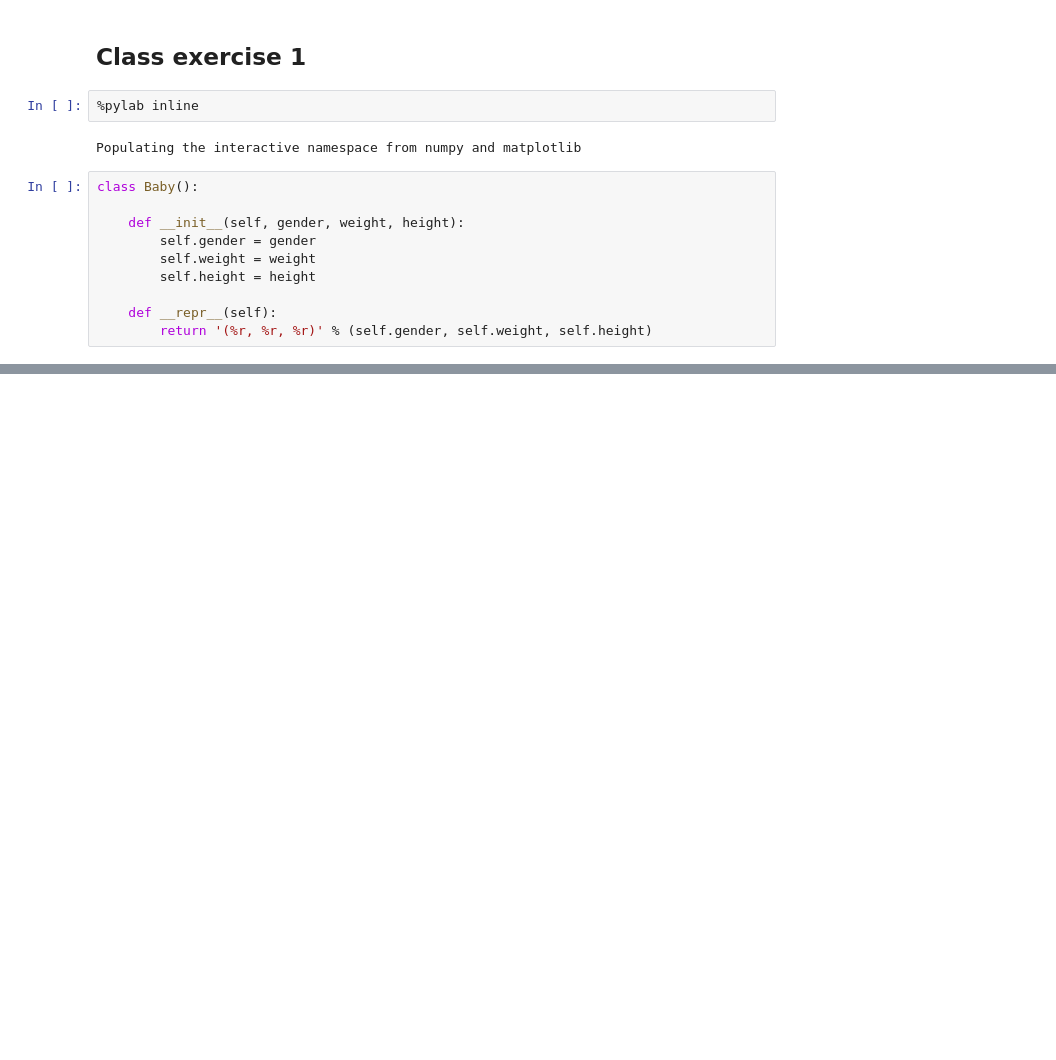
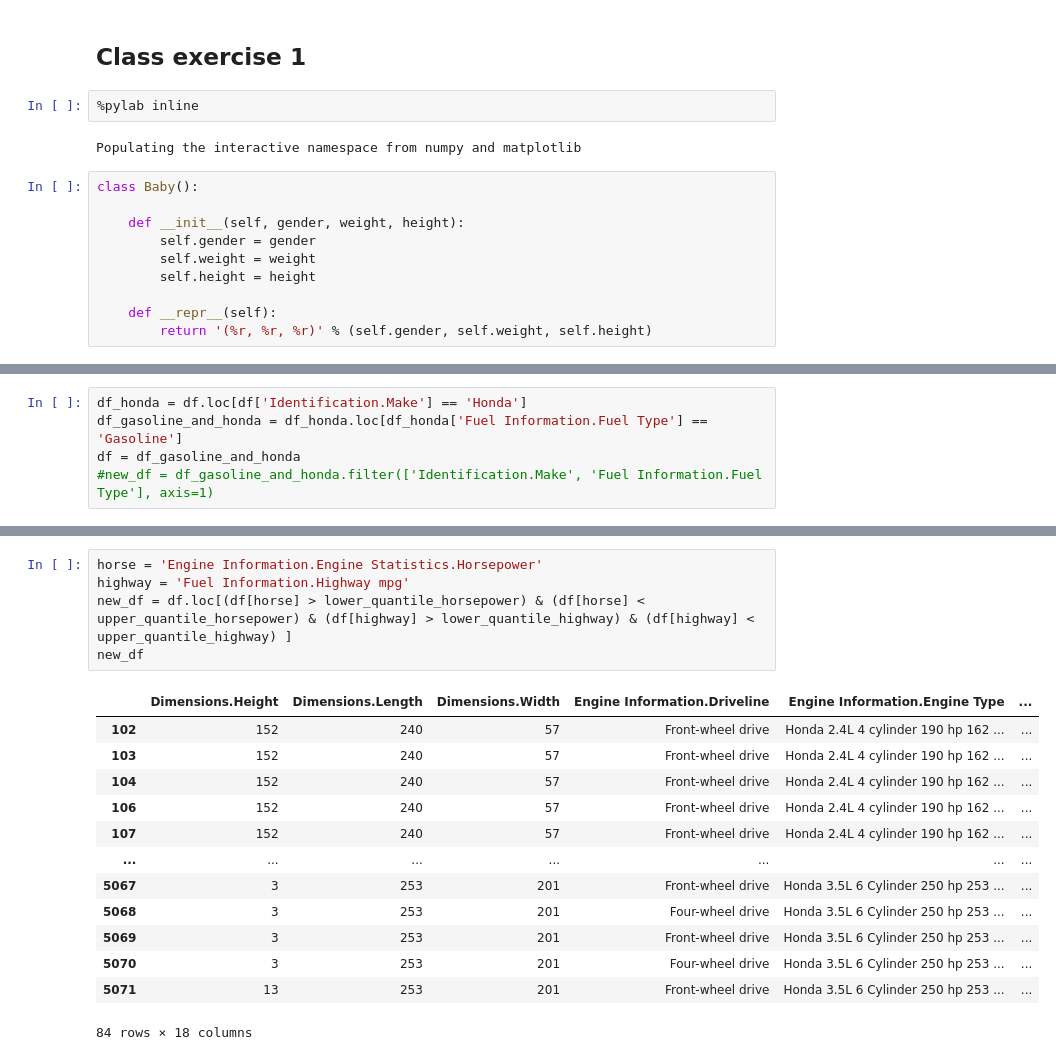
Before and after one commit to Peter-Rambeck/python_week_handin, a Jupyter notebook: Week_8.ipynb, the cells around one changed output, grey strips where cells are left out. Saved outputs shown, nothing was run; the diff lists cells and outputs as text; blank space fills up the shorter version.

```diff
--- a/Week_8.ipynb
+++ b/Week_8.ipynb
@@ -66,0 +128,5 @@ plt.show()
+# %%
+df_honda = df.loc[df['Identification.Make'] == 'Honda']
+df_gasoline_and_honda = df_honda.loc[df_honda['Fuel Information.Fuel Type'] == 'Gasoline']
+df = df_gasoline_and_honda
+#new_df = df_gasoline_and_honda.filter(['Identification.Make', 'Fuel Information.Fuel Type'], axis=1)
@@ -66,0 +157,19 @@ plt.show()
+# %%
+horse = 'Engine Information.Engine Statistics.Horsepower'
+highway = 'Fuel Information.Highway mpg'
+new_df = df.loc[(df[horse] > lower_quantile_horsepower) & (df[horse] < upper_quantile_horsepower) & (df[highway] > lower_quantile_highway) & (df[highway] < upper_quantile_highway) ]
+new_df
+# %% [output]
+|  | Dimensions.Height | Dimensions.Length | Dimensions.Width | Engine Information.Driveline | Engine Information.Engine Type | ... |
+| 102 | 152 | 240 | 57 | Front-wheel drive | Honda 2.4L 4 cylinder 190 hp 162 ... | ... |
+| 103 | 152 | 240 | 57 | Front-wheel drive | Honda 2.4L 4 cylinder 190 hp 162 ... | ... |
+| 104 | 152 | 240 | 57 | Front-wheel drive | Honda 2.4L 4 cylinder 190 hp 162 ... | ... |
+| 106 | 152 | 240 | 57 | Front-wheel drive | Honda 2.4L 4 cylinder 190 hp 162 ... | ... |
+| 107 | 152 | 240 | 57 | Front-wheel drive | Honda 2.4L 4 cylinder 190 hp 162 ... | ... |
+| ... | ... | ... | ... | ... | ... | ... |
+| 5067 | 3 | 253 | 201 | Front-wheel drive | Honda 3.5L 6 Cylinder 250 hp 253 ... | ... |
+| 5068 | 3 | 253 | 201 | Four-wheel drive | Honda 3.5L 6 Cylinder 250 hp 253 ... | ... |
+| 5069 | 3 | 253 | 201 | Front-wheel drive | Honda 3.5L 6 Cylinder 250 hp 253 ... | ... |
+| 5070 | 3 | 253 | 201 | Four-wheel drive | Honda 3.5L 6 Cylinder 250 hp 253 ... | ... |
+| 5071 | 13 | 253 | 201 | Front-wheel drive | Honda 3.5L 6 Cylinder 250 hp 253 ... | ... |
+84 rows × 18 columns
```
Also changed, not shown: parts of 11 cells of this notebook, 3 other files.
